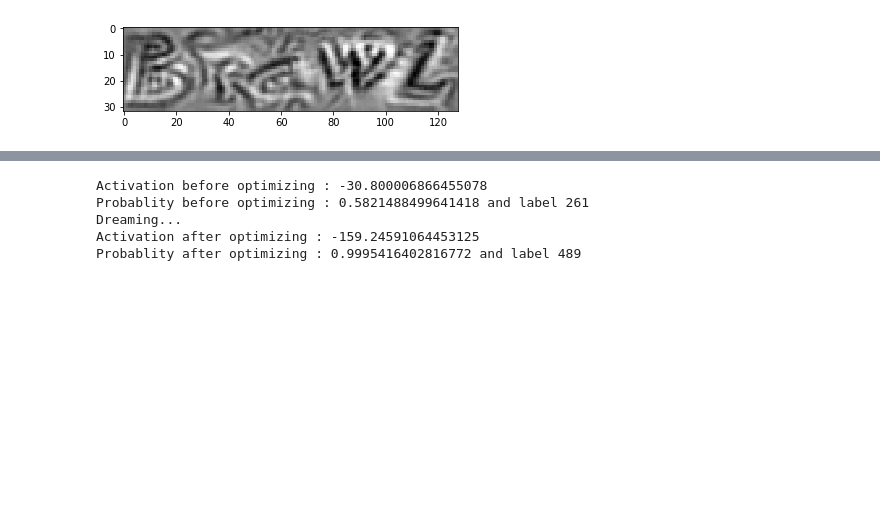
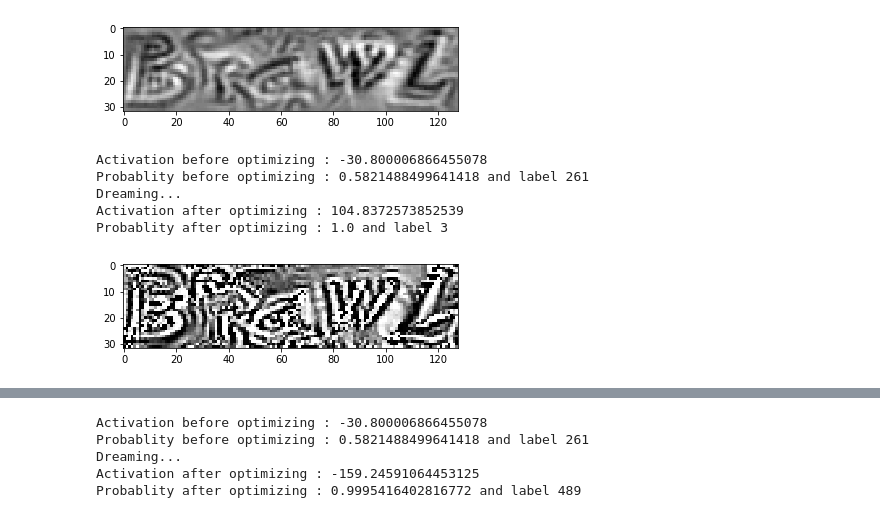
Before and after one commit to Sujit27/activation_maximization_mjsynth, a Jupyter notebook: library/different_dream_losses.ipynb, the cells around one changed output, grey strips where cells are left out. Saved outputs shown, nothing was run; the diff lists cells and outputs as text; code cells hidden in the pictures; blank space fills up the shorter version.

Commit message:
Study of loss types for dreaming completed

```diff
--- a/library/different_dream_losses.ipynb
+++ b/library/different_dream_losses.ipynb
@@ -9,5 +19,7 @@ net.load_state_dict(torch.load("../models/net_1000_0.001_200_0.0.pth",map_locati
 # %%
-def show_dream(dreamer,label,loss_type):
-    im,val = dreamer(label=label,loss_type=loss_type)
+def show_dream(dreamer,label,loss_type,use_gaussian_filter=True):
+    dreamer.use_gaussian_filter = use_gaussian_filter
+    im,val,loss_list = dreamer(label=label,loss_type=loss_type)
     im = dreamer.postProcess(im)
     dreamer.show(im)
+    return loss_list
@@ -51,3 +71,13 @@ Dreaming...
 Activation after optimizing : 73.12479400634766
 Probablity after optimizing : 1.0 and label 3
 [figure]
+# %%
+loss_type = 1
+loss_list_wo_g = show_dream(dreamer,label,loss_type,use_gaussian_filter=False)
+# %% [output]
+Activation before optimizing : -30.800006866455078
+Probablity before optimizing : 0.5821488499641418 and label 261
+Dreaming...
+Activation after optimizing : 104.8372573852539
+Probablity after optimizing : 1.0 and label 3
+[figure, added]
```
Also changed, not shown: parts of 31 cells of this notebook, 1 other file.
